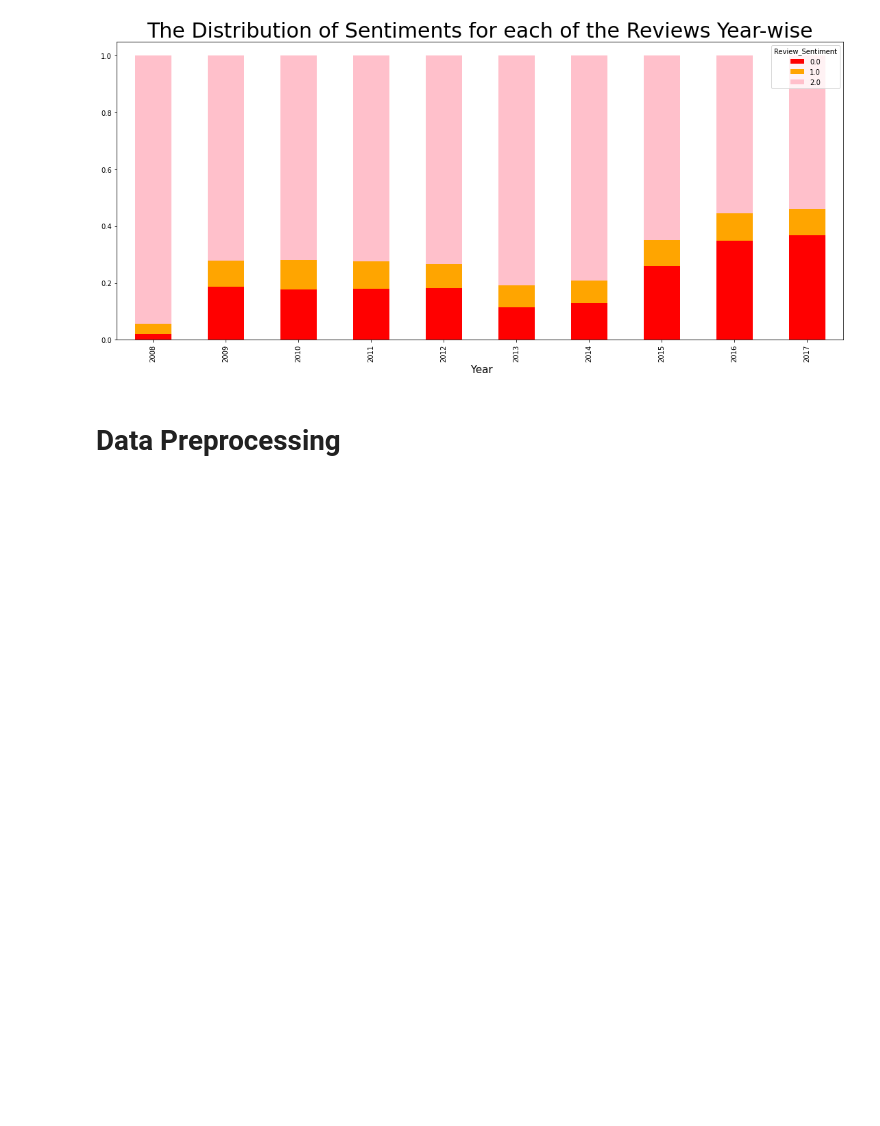
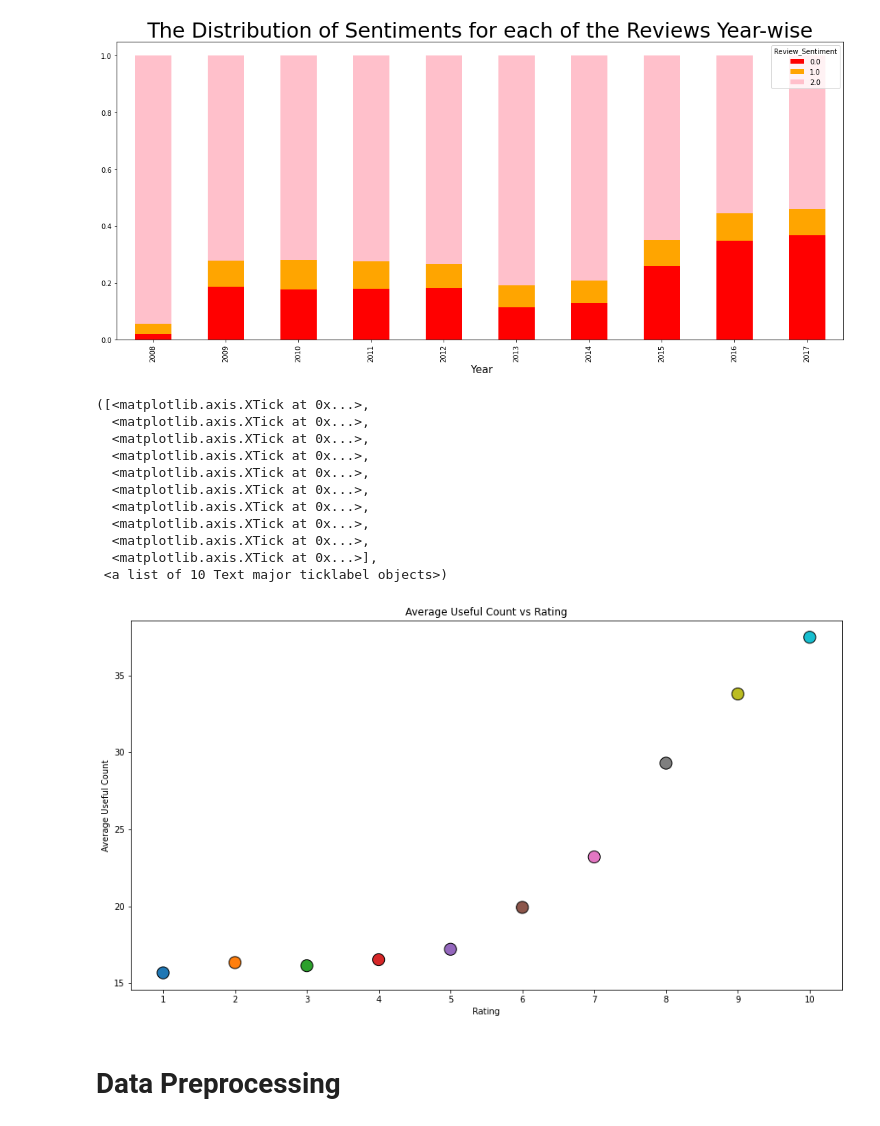
Before and after one commit to harsh-ux/Sentiment-Analysis-of-Drug-Reviews, a Jupyter notebook: Pill_Recommendation.ipynb, the cells around one changed output. Drawn from its saved outputs; the diff is of its cells as text; code cells hidden in the pictures; blank space fills up the shorter version.

Commit message:
added rating vs useful count plot

```diff
--- a/Pill_Recommendation.ipynb
+++ b/Pill_Recommendation.ipynb
@@ -366,6 +366,30 @@ plt.xlabel(' Year', fontsize = 15)
 plt.show()
 # %% [output]
 [figure]
+# %%
+temp = []
+for i in range(1, 11):
+    temp.append([i, np.sum(data[data.rating == i].usefulCount) / np.sum([data.rating == i])])
+temp = np.asarray(temp)
+
+plt.scatter(temp[:, 0], temp[:, 1], c=temp[:, 0], cmap='tab10', s=200, edgecolors='k')
+plt.title('Average Useful Count vs Rating')
+plt.xlabel('Rating')
+plt.ylabel('Average Useful Count')
+plt.xticks([i for i in range(1, 11)])
+# %% [output]
+([<matplotlib.axis.XTick at 0x...>,
+  <matplotlib.axis.XTick at 0x...>,
+  <matplotlib.axis.XTick at 0x...>,
+  <matplotlib.axis.XTick at 0x...>,
+  <matplotlib.axis.XTick at 0x...>,
+  <matplotlib.axis.XTick at 0x...>,
+  <matplotlib.axis.XTick at 0x...>,
+  <matplotlib.axis.XTick at 0x...>,
+  <matplotlib.axis.XTick at 0x...>,
+  <matplotlib.axis.XTick at 0x...>],
+ <a list of 10 Text major ticklabel objects>)
+[figure, added]
 # %% [markdown]
 # Data Preprocessing
 # %% [markdown]
```
Also changed, not shown: parts of 7 cells of this notebook.
